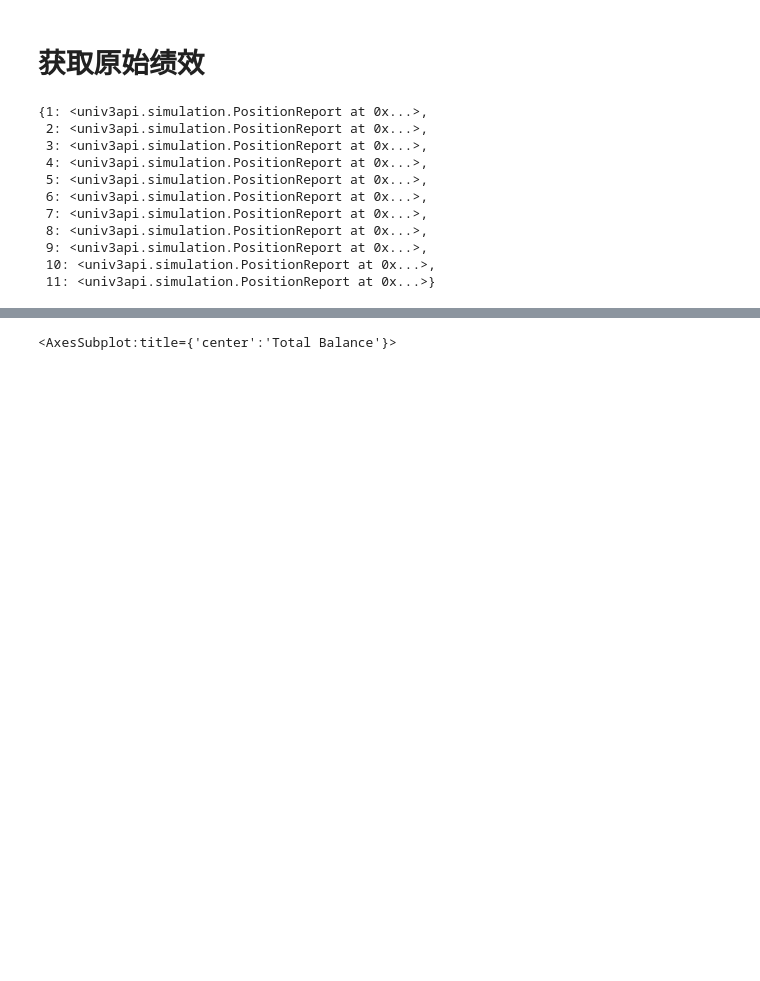
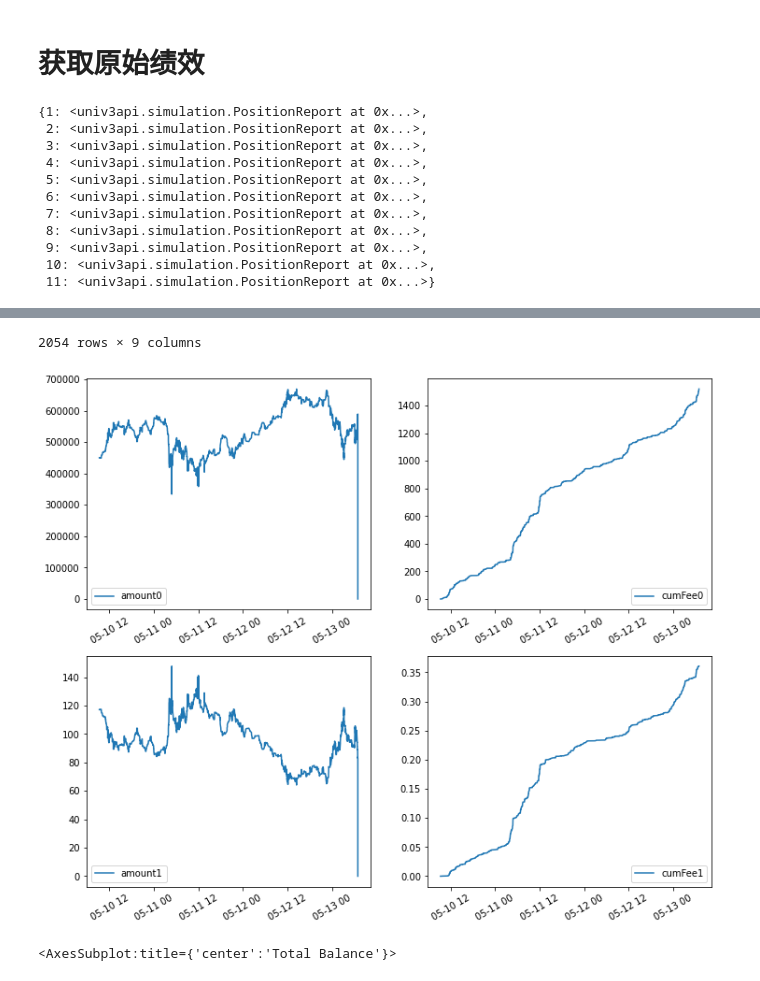
Before and after one commit to PXY11/UniST, a Jupyter notebook: code/usdceth/Case_usdceth_vol_v4_3000.ipynb, the cells around one changed output, grey strips where cells are left out. Drawn from its saved outputs; the diff is of its cells as text; code cells hidden in the pictures; blank space fills up the shorter version.

```diff
--- a/code/usdceth/Case_usdceth_vol_v4_3000.ipynb
+++ b/code/usdceth/Case_usdceth_vol_v4_3000.ipynb
@@ -220,0 +222,3 @@ positions[5].get_balance(plain=True, draw_plot=True)
+# %%
+positions[1].get_balance(plain=True, draw_plot=True)
+# %% [output]
@@ -221,3 +237,5 @@ positions[5].get_balance(plain=True, draw_plot=True)
+2054 rows × 9 columns
+[figure, added]
 # %%
 total_balance = report.total_balance(draw_plot=False, plain=True)
 backtest_report = total_balance.copy(deep=True)
```
Also changed, not shown: parts of 3 cells of this notebook, 20 other files.
